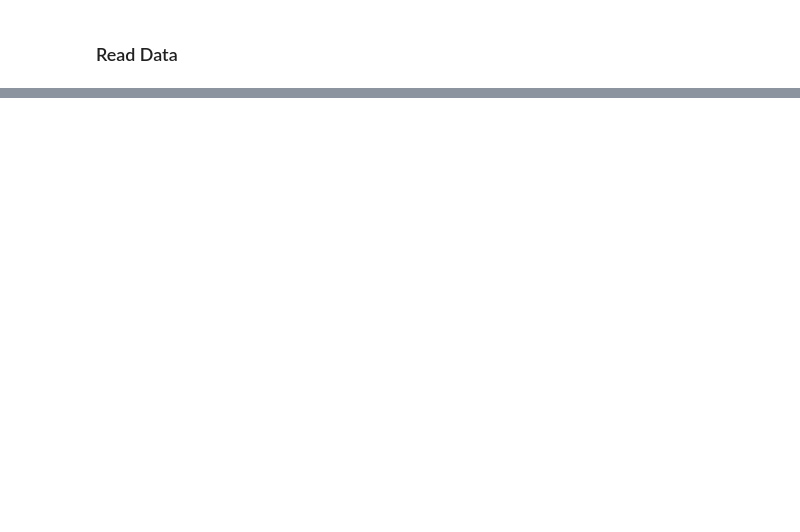
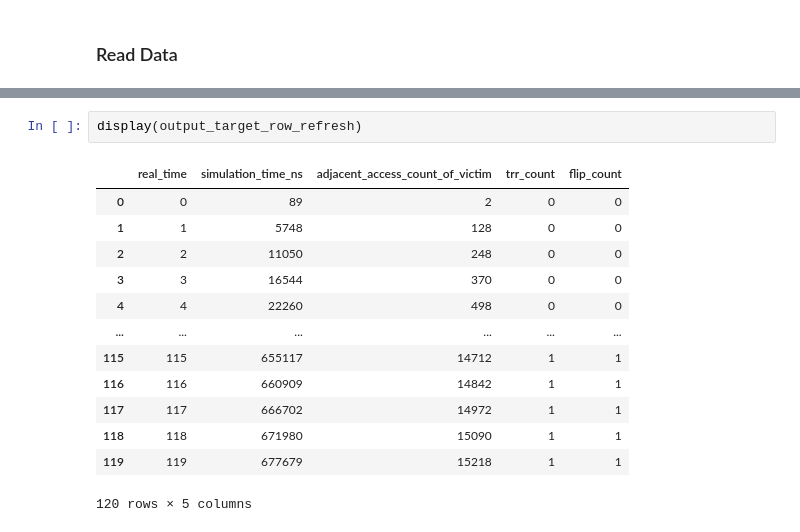
Before and after one commit to TheCrimsonNeV0/RowHammerSimulator, a Jupyter notebook: jupyter_notebooks/ResultsAnalysis.ipynb, the cells around one changed output, grey strips where cells are left out. Saved outputs shown, nothing was run; the diff lists cells and outputs as text; blank space fills up the shorter version.

```diff
--- a/jupyter_notebooks/ResultsAnalysis.ipynb
+++ b/jupyter_notebooks/ResultsAnalysis.ipynb
@@ -1333,0 +66,16 @@ salary_data_linear_corr.to_csv('salary_data_numerical_transformed.csv', index=Fa
+# %%
+display(output_target_row_refresh)
+# %% [output]
+|  | real_time | simulation_time_ns | adjacent_access_count_of_victim | trr_count | flip_count |
+| 0 | 0 | 89 | 2 | 0 | 0 |
+| 1 | 1 | 5748 | 128 | 0 | 0 |
+| 2 | 2 | 11050 | 248 | 0 | 0 |
+| 3 | 3 | 16544 | 370 | 0 | 0 |
+| 4 | 4 | 22260 | 498 | 0 | 0 |
+| ... | ... | ... | ... | ... | ... |
+| 115 | 115 | 655117 | 14712 | 1 | 1 |
+| 116 | 116 | 660909 | 14842 | 1 | 1 |
+| 117 | 117 | 666702 | 14972 | 1 | 1 |
+| 118 | 118 | 671980 | 15090 | 1 | 1 |
+| 119 | 119 | 677679 | 15218 | 1 | 1 |
+120 rows × 5 columns
```
Also changed, not shown: parts of 217 cells of this notebook.
